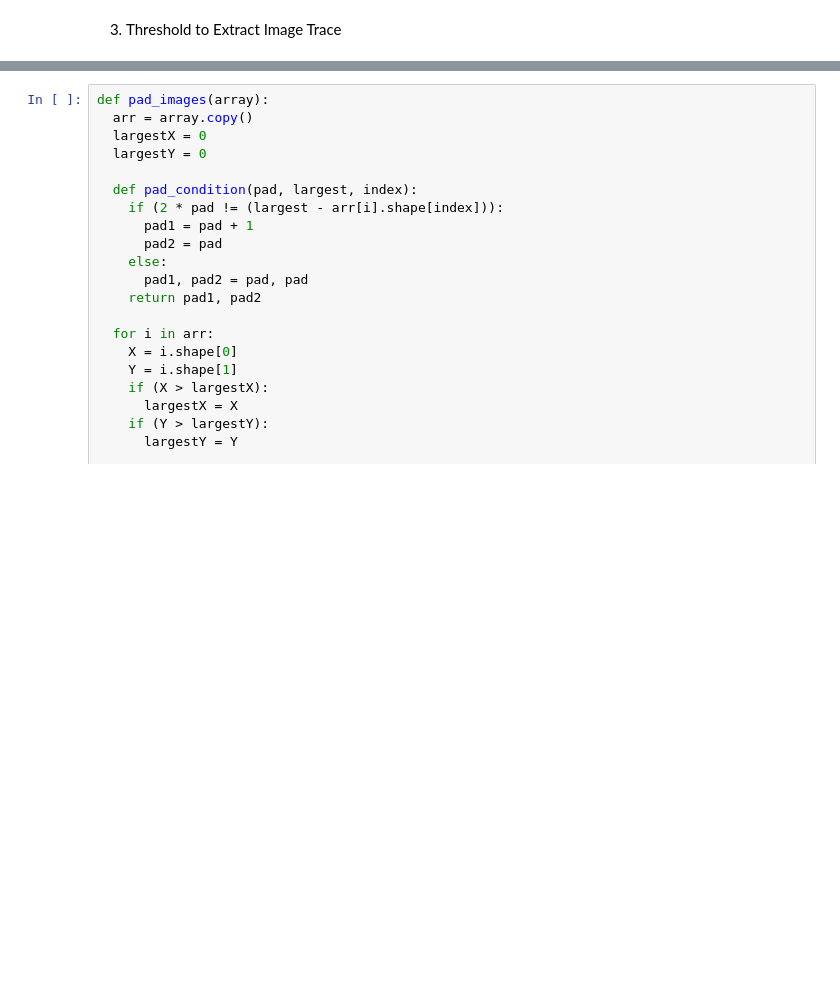
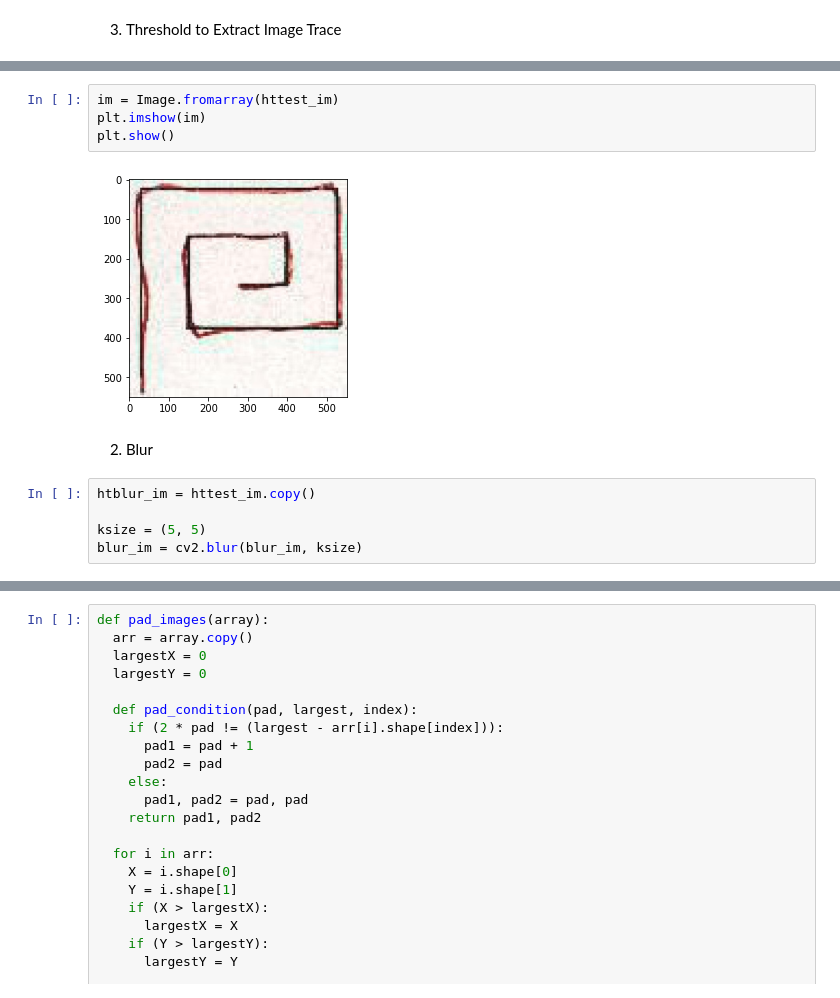
Before and after one commit to PDNow-Research/PDNow, a Jupyter notebook: HandPD/NeuralNets/CNN_Tensorflow.ipynb, the cells around one changed output, grey strips where cells are left out. Cells and saved outputs as stored; diff of their text form; blank space fills up the shorter version.

```diff
--- a/HandPD/NeuralNets/CNN_Tensorflow.ipynb
+++ b/HandPD/NeuralNets/CNN_Tensorflow.ipynb
@@ -127,0 +156,13 @@ plt.show()
+# %%
+im = Image.fromarray(httest_im)
+plt.imshow(im)
+plt.show()
+# %% [output]
+[figure, added]
+# %% [markdown]
+2. Blur
+# %%
+htblur_im = httest_im.copy()
+
+ksize = (5, 5)
+blur_im = cv2.blur(blur_im, ksize)
```
Also changed, not shown: parts of 45 cells of this notebook.
